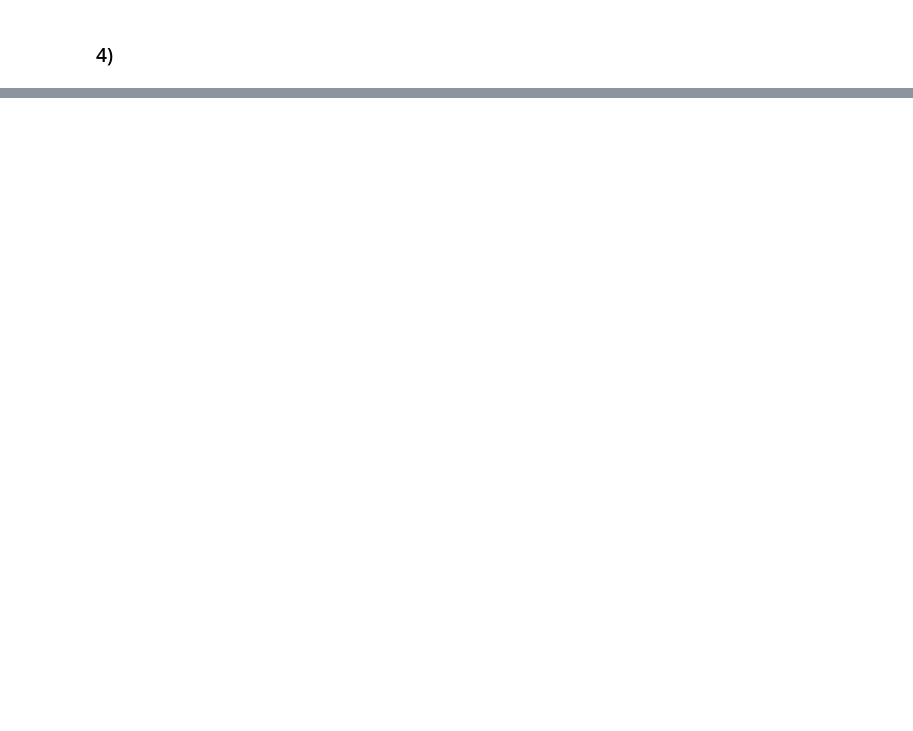
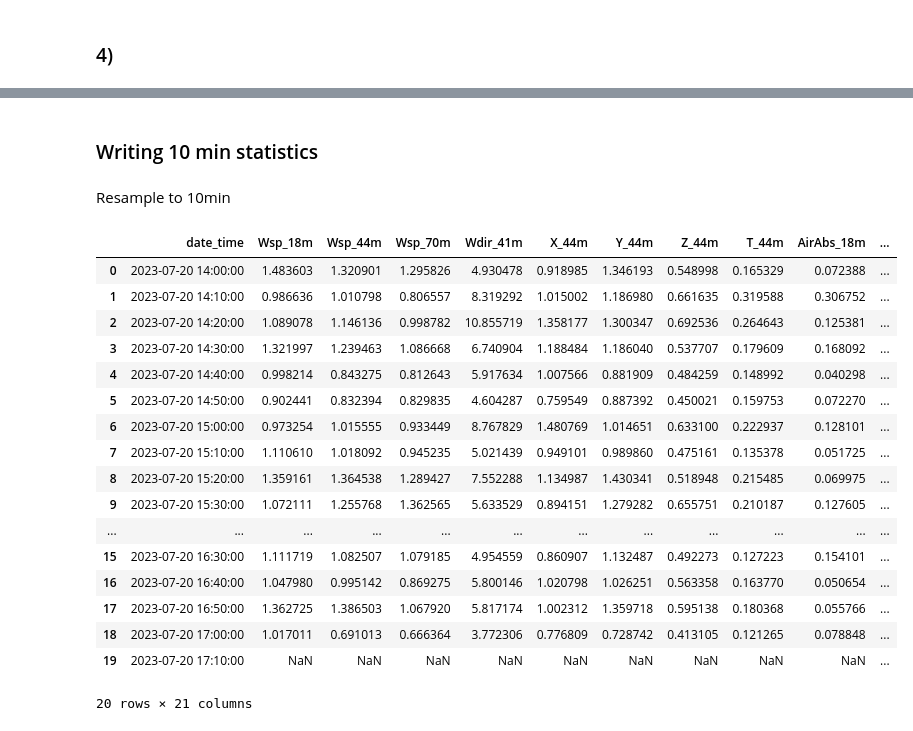
Before and after one commit to AlexDelBarco/WTMT, a Jupyter notebook: Lecture3/Data_Management_Class_Exercise_Start.ipynb, the cells around one changed output, grey strips where cells are left out. Drawn from its saved outputs; the diff is of its cells as text; code cells hidden in the pictures; blank space fills up the shorter version.

```diff
--- a/Lecture3/Data_Management_Class_Exercise_Start.ipynb
+++ b/Lecture3/Data_Management_Class_Exercise_Start.ipynb
@@ -278,3 +278,5 @@ plt.show()
 ### 4)
 # %%
 WindData = WindData.rename(columns={'MxTB': 'temp', 'MyTB': 'MxTB', 'temp': 'MyTB'})
+WindData["MxTB_cal"] = (WindData["MxTB"] * 15953.4) + 1230.8
+WindData["MyTB_cal"] = (WindData["MyTB"] * 15953.4) - 3349.4
@@ -282,0 +300,39 @@ tryingm
+# %% [markdown]
+### Writing 10 min statistics
+# %% [markdown]
+Resample to 10min
+# %%
+WindData_10mean = WindData.resample('10T').mean()
+WindData_10mean = WindData_10mean.reset_index()
+WindData_10mean
+
+WindData_10min = WindData.resample('10T').min()
+WindData_10min = WindData_10min.reset_index()
+WindData_10min
+
+WindData_10max = WindData.resample('10T').max()
+WindData_10max = WindData_10max.reset_index()
+WindData_10max
+
+WindData_10std = WindData.resample('10T').std()
+WindData_10std = WindData_10std.reset_index()
+WindData_10std
+# %% [output]
+|  | date_time | Wsp_18m | Wsp_44m | Wsp_70m | Wdir_41m | X_44m | Y_44m | Z_44m | T_44m | AirAbs_18m | ... |
+| 0 | 2023-07-20 14:00:00 | 1.483603 | 1.320901 | 1.295826 | 4.930478 | 0.918985 | 1.346193 | 0.548998 | 0.165329 | 0.072388 | ... |
+| 1 | 2023-07-20 14:10:00 | 0.986636 | 1.010798 | 0.806557 | 8.319292 | 1.015002 | 1.186980 | 0.661635 | 0.319588 | 0.306752 | ... |
+| 2 | 2023-07-20 14:20:00 | 1.089078 | 1.146136 | 0.998782 | 10.855719 | 1.358177 | 1.300347 | 0.692536 | 0.264643 | 0.125381 | ... |
+| 3 | 2023-07-20 14:30:00 | 1.321997 | 1.239463 | 1.086668 | 6.740904 | 1.188484 | 1.186040 | 0.537707 | 0.179609 | 0.168092 | ... |
+| 4 | 2023-07-20 14:40:00 | 0.998214 | 0.843275 | 0.812643 | 5.917634 | 1.007566 | 0.881909 | 0.484259 | 0.148992 | 0.040298 | ... |
+| 5 | 2023-07-20 14:50:00 | 0.902441 | 0.832394 | 0.829835 | 4.604287 | 0.759549 | 0.887392 | 0.450021 | 0.159753 | 0.072270 | ... |
+| 6 | 2023-07-20 15:00:00 | 0.973254 | 1.015555 | 0.933449 | 8.767829 | 1.480769 | 1.014651 | 0.633100 | 0.222937 | 0.128101 | ... |
+| 7 | 2023-07-20 15:10:00 | 1.110610 | 1.018092 | 0.945235 | 5.021439 | 0.949101 | 0.989860 | 0.475161 | 0.135378 | 0.051725 | ... |
+| 8 | 2023-07-20 15:20:00 | 1.359161 | 1.364538 | 1.289427 | 7.552288 | 1.134987 | 1.430341 | 0.518948 | 0.215485 | 0.069975 | ... |
+| 9 | 2023-07-20 15:30:00 | 1.072111 | 1.255768 | 1.362565 | 5.633529 | 0.894151 | 1.279282 | 0.655751 | 0.210187 | 0.127605 | ... |
+| ... | ... | ... | ... | ... | ... | ... | ... | ... | ... | ... | ... |
+| 15 | 2023-07-20 16:30:00 | 1.111719 | 1.082507 | 1.079185 | 4.954559 | 0.860907 | 1.132487 | 0.492273 | 0.127223 | 0.154101 | ... |
+| 16 | 2023-07-20 16:40:00 | 1.047980 | 0.995142 | 0.869275 | 5.800146 | 1.020798 | 1.026251 | 0.563358 | 0.163770 | 0.050654 | ... |
+| 17 | 2023-07-20 16:50:00 | 1.362725 | 1.386503 | 1.067920 | 5.817174 | 1.002312 | 1.359718 | 0.595138 | 0.180368 | 0.055766 | ... |
+| 18 | 2023-07-20 17:00:00 | 1.017011 | 0.691013 | 0.666364 | 3.772306 | 0.776809 | 0.728742 | 0.413105 | 0.121265 | 0.078848 | ... |
+| 19 | 2023-07-20 17:10:00 | NaN | NaN | NaN | NaN | NaN | NaN | NaN | NaN | NaN | ... |
+20 rows × 21 columns
```
Also changed, not shown: parts of 9 cells of this notebook.
